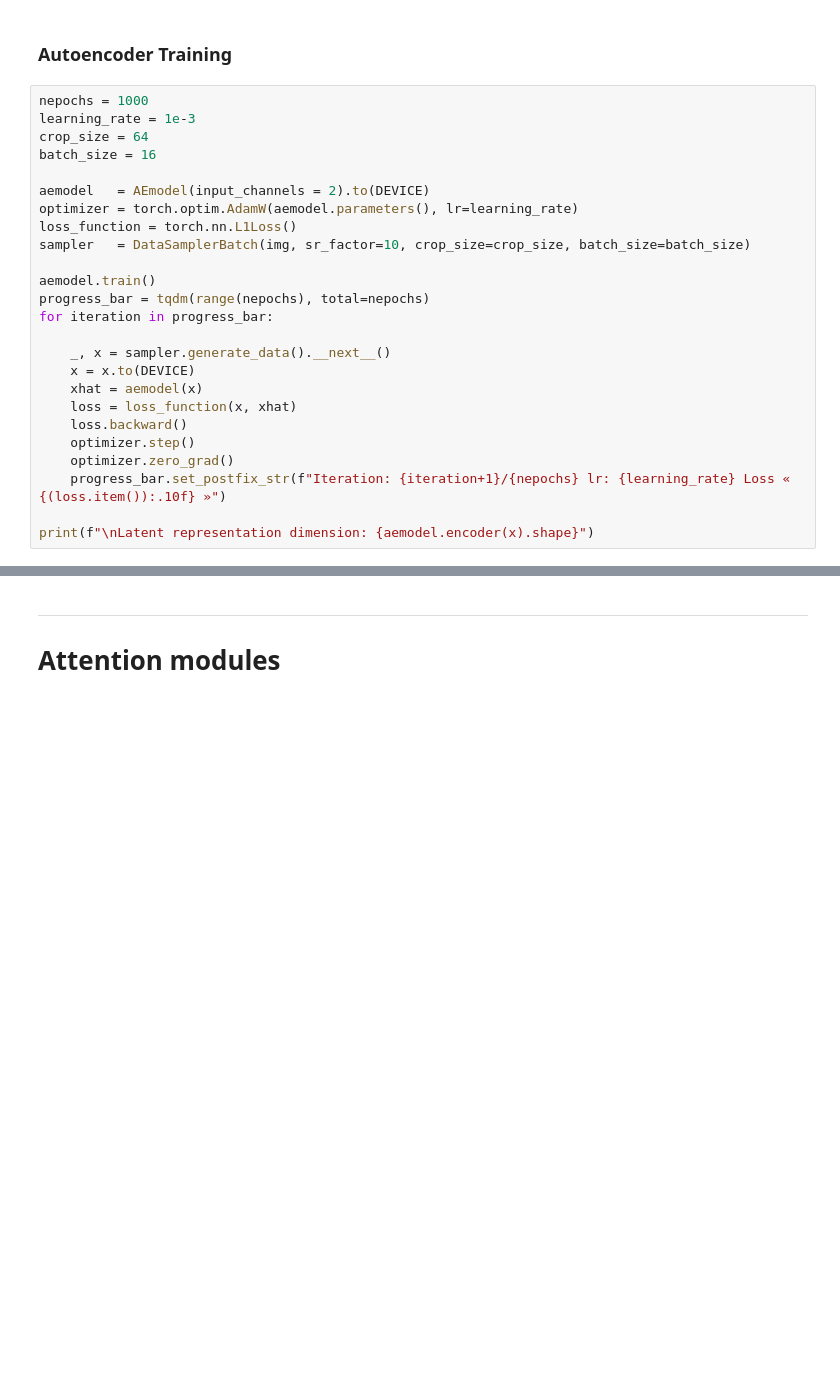
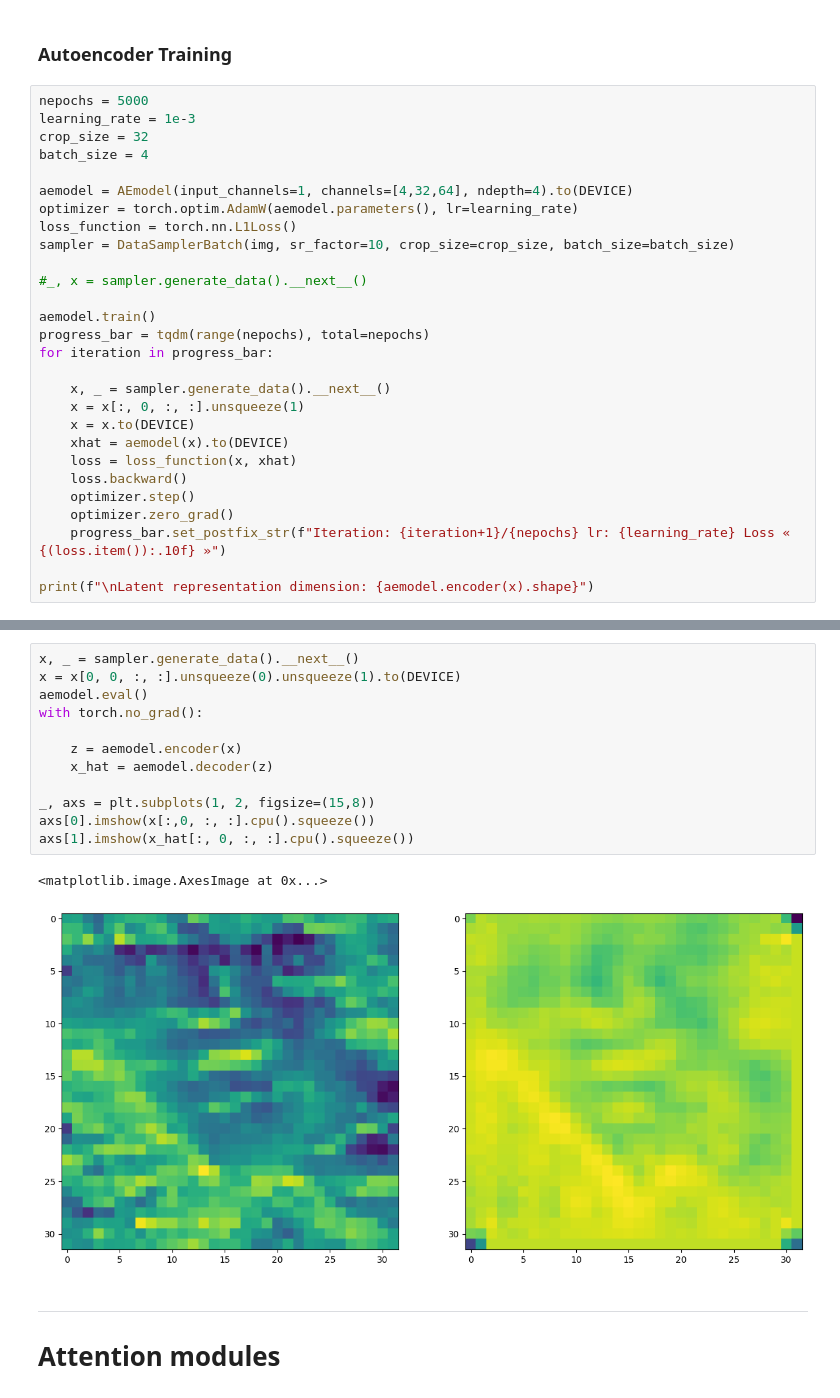
Before and after one commit to gzemo/zero-shot-statistical-downscaling, a Jupyter notebook: Resdiff.ipynb, the cells around one changed output, grey strips where cells are left out. Drawn from its saved outputs; the diff is of its cells as text; blank space fills up the shorter version.

```diff
--- a/Resdiff.ipynb
+++ b/Resdiff.ipynb
@@ -288,23 +313,26 @@ class AEmodel(nn.Module):
 # %% [markdown]
 ### Autoencoder Training
 # %%
-nepochs = 1000
+nepochs = 5000
 learning_rate = 1e-3
-crop_size = 64
-batch_size = 16
+crop_size = 32
+batch_size = 4
 
-aemodel   = AEmodel(input_channels = 2).to(DEVICE)
+aemodel = AEmodel(input_channels=1, channels=[4,32,64], ndepth=4).to(DEVICE)
 optimizer = torch.optim.AdamW(aemodel.parameters(), lr=learning_rate)
 loss_function = torch.nn.L1Loss()
-sampler   = DataSamplerBatch(img, sr_factor=10, crop_size=crop_size, batch_size=batch_size)
+sampler = DataSamplerBatch(img, sr_factor=10, crop_size=crop_size, batch_size=batch_size)
+
+#_, x = sampler.generate_data().__next__()
 
 aemodel.train()
 progress_bar = tqdm(range(nepochs), total=nepochs)
 for iteration in progress_bar:
 
-    _, x = sampler.generate_data().__next__()
+    x, _ = sampler.generate_data().__next__()
+    x = x[:, 0, :, :].unsqueeze(1)
     x = x.to(DEVICE)
-    xhat = aemodel(x)
+    xhat = aemodel(x).to(DEVICE)
     loss = loss_function(x, xhat)
     loss.backward()
     optimizer.step()
@@ -320,3 +347,18 @@ todo
+# %%
+x, _ = sampler.generate_data().__next__()
+x = x[0, 0, :, :].unsqueeze(0).unsqueeze(1).to(DEVICE)
+aemodel.eval()
+with torch.no_grad():
+
+    z = aemodel.encoder(x)
+    x_hat = aemodel.decoder(z)
+
+_, axs = plt.subplots(1, 2, figsize=(15,8))
+axs[0].imshow(x[:,0, :, :].cpu().squeeze())
+axs[1].imshow(x_hat[:, 0, :, :].cpu().squeeze())
+# %% [output]
+<matplotlib.image.AxesImage at 0x...>
+[figure, added]
 # %% [markdown]
 ---
 
```
Also changed, not shown: parts of 6 cells of this notebook.
